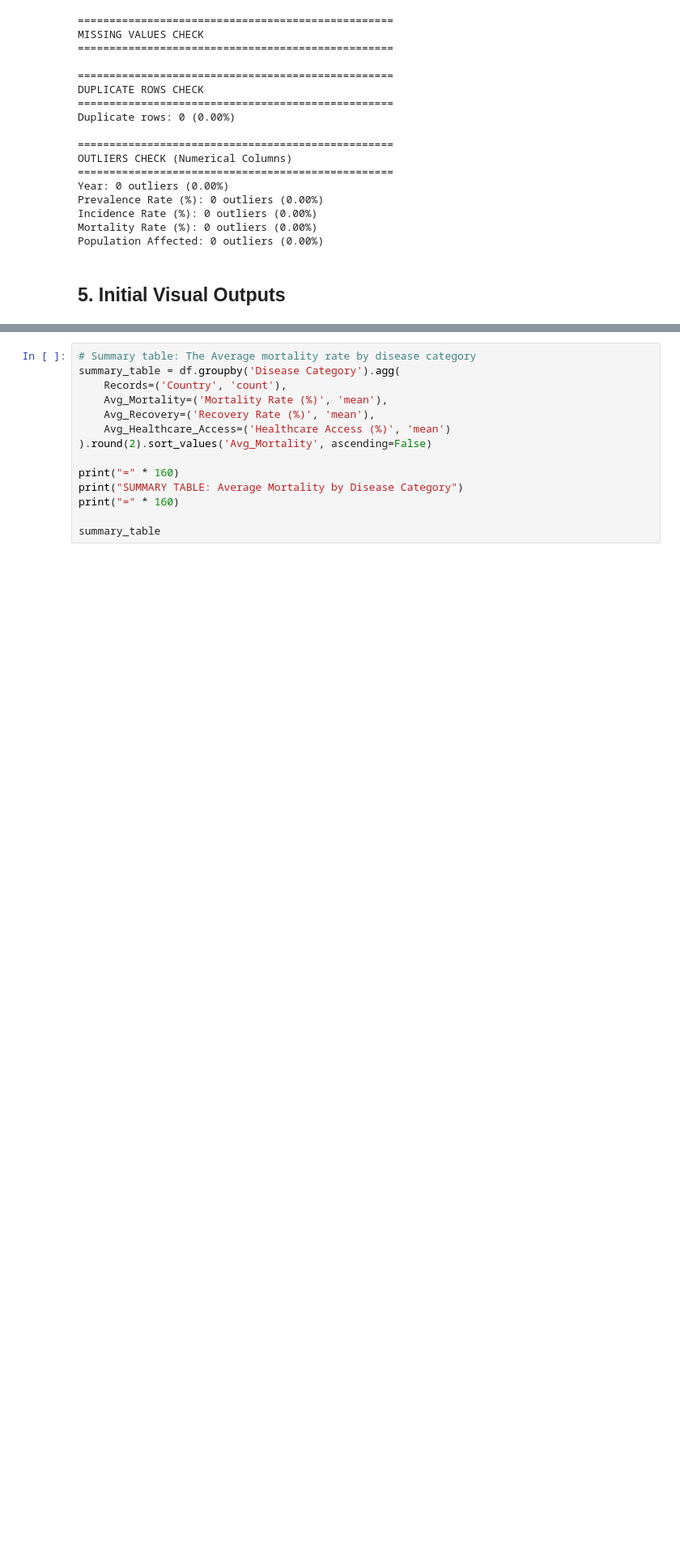
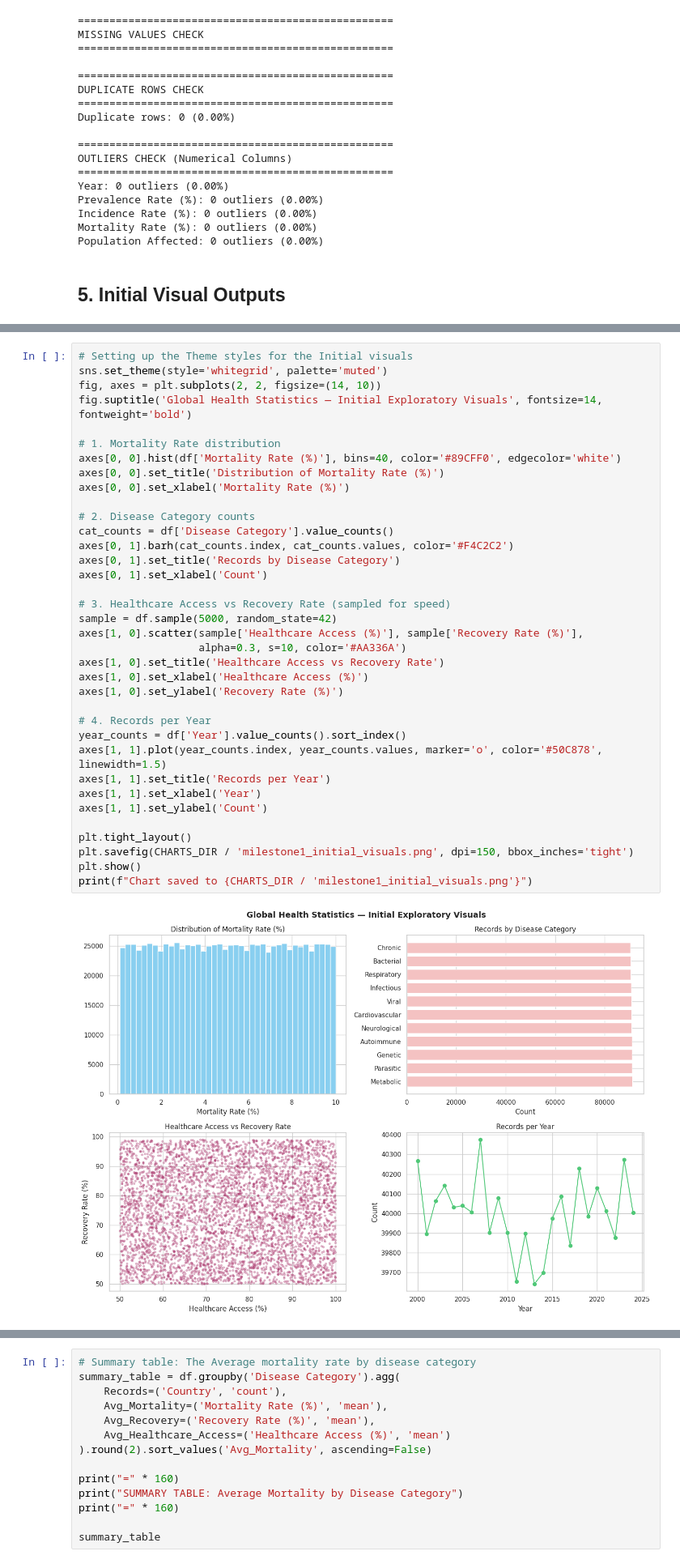
Before and after one commit to mendarrr/Data-Visualization-Project, a Jupyter notebook: notebooks/milestone1_foundations.ipynb, the cells around one changed output, grey strips where cells are left out. Shown at 81% size. Cells and saved outputs as stored; diff of their text form; blank space fills up the shorter version.

Commit message:
Setting up the Milestone 2 Notebook for collaboration

```diff
--- a/notebooks/milestone1_foundations.ipynb
+++ b/notebooks/milestone1_foundations.ipynb
@@ -211,0 +183,38 @@ plt.show()
+# %%
+# Setting up the Theme styles for the Initial visuals
+sns.set_theme(style='whitegrid', palette='muted')
+fig, axes = plt.subplots(2, 2, figsize=(14, 10))
+fig.suptitle('Global Health Statistics — Initial Exploratory Visuals', fontsize=14, fontweight='bold')
+
+# 1. Mortality Rate distribution
+axes[0, 0].hist(df['Mortality Rate (%)'], bins=40, color='#89CFF0', edgecolor='white')
+axes[0, 0].set_title('Distribution of Mortality Rate (%)')
+axes[0, 0].set_xlabel('Mortality Rate (%)')
+
+# 2. Disease Category counts
+cat_counts = df['Disease Category'].value_counts()
+axes[0, 1].barh(cat_counts.index, cat_counts.values, color='#F4C2C2')
+axes[0, 1].set_title('Records by Disease Category')
+axes[0, 1].set_xlabel('Count')
+
+# 3. Healthcare Access vs Recovery Rate (sampled for speed)
+sample = df.sample(5000, random_state=42)
+axes[1, 0].scatter(sample['Healthcare Access (%)'], sample['Recovery Rate (%)'],
+                   alpha=0.3, s=10, color='#AA336A')
+axes[1, 0].set_title('Healthcare Access vs Recovery Rate')
+axes[1, 0].set_xlabel('Healthcare Access (%)')
+axes[1, 0].set_ylabel('Recovery Rate (%)')
+
+# 4. Records per Year
+year_counts = df['Year'].value_counts().sort_index()
+axes[1, 1].plot(year_counts.index, year_counts.values, marker='o', color='#50C878', linewidth=1.5)
+axes[1, 1].set_title('Records per Year')
+axes[1, 1].set_xlabel('Year')
+axes[1, 1].set_ylabel('Count')
+
+plt.tight_layout()
+plt.savefig(CHARTS_DIR / 'milestone1_initial_visuals.png', dpi=150, bbox_inches='tight')
+plt.show()
+print(f"Chart saved to {CHARTS_DIR / 'milestone1_initial_visuals.png'}")
+# %% [output]
+[figure, added]
```
Also changed, not shown: parts of 3 cells of this notebook, 3 other files.
